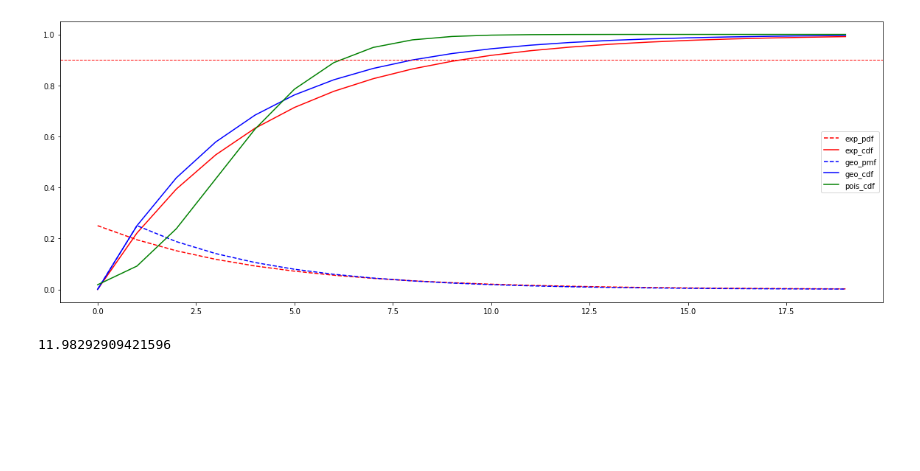
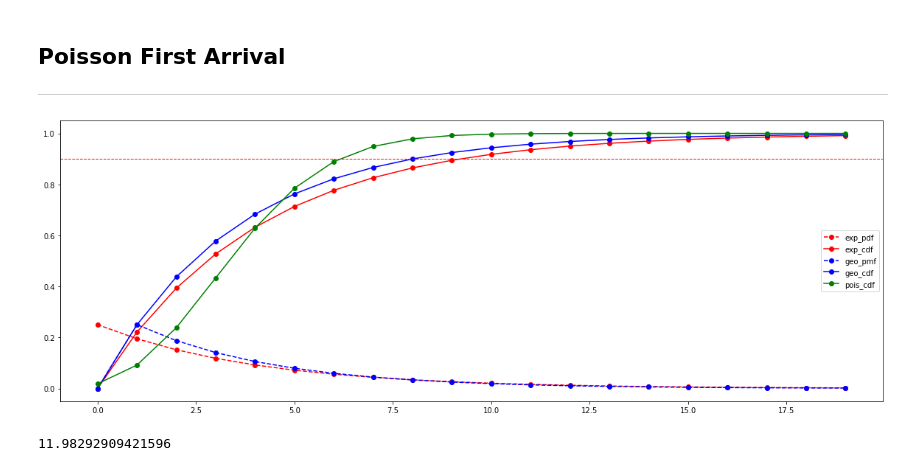
Before and after one commit to bernhard-pfann/my-study-notebooks, a Jupyter notebook: probability/poisson-first-arrival.ipynb, the cells around one changed output. Saved outputs shown, nothing was run; the diff lists cells and outputs as text; code cells hidden in the pictures; blank space fills up the shorter version.

```diff
--- a/probability/poisson-first-arrival.ipynb
+++ b/probability/poisson-first-arrival.ipynb
@@ -1,3 +1,6 @@
+# %% [markdown]
+## Poisson First Arrival
+***
 # %%
 import numpy as np
 import pandas as pd
@@ -15,17 +19,17 @@ geo_cdf = pd.Series(data=geom.cdf(k=rng, p=1/lam), index=rng)
 pois_cdf = pd.Series(data=poisson.cdf(k=rng, mu=lam), index=rng)
 # %%
 plt.figure(figsize=(20,7))
-plt.plot(exp_pdf, label='exp_pdf', color='red', ls='--')
-plt.plot(exp_cdf, label='exp_cdf', color='red')
-plt.plot(geo_pmf, label='geo_pmf', color='blue', ls='--')
-plt.plot(geo_cdf, label='geo_cdf', color='blue')
-plt.plot(pois_cdf, label='pois_cdf', color='green')
+plt.plot(exp_pdf, label='exp_pdf', color='red', ls='--', marker='o')
+plt.plot(exp_cdf, label='exp_cdf', color='red', marker='o')
+plt.plot(geo_pmf, label='geo_pmf', color='blue', ls='--', marker='o')
+plt.plot(geo_cdf, label='geo_cdf', color='blue', marker='o')
+plt.plot(pois_cdf, label='pois_cdf', color='green', marker='o')
 
 plt.axhline(0.9, color='red', ls='--', lw=1)
 plt.legend()
 plt.show()
 # %% [output]
-[figure, old version]
+[figure, new version]
 # %%
 expon.ppf(q=0.95, scale=lam)
 # %% [output]
```
Also changed, not shown: parts of 1 cell of this notebook, 8 other files.
